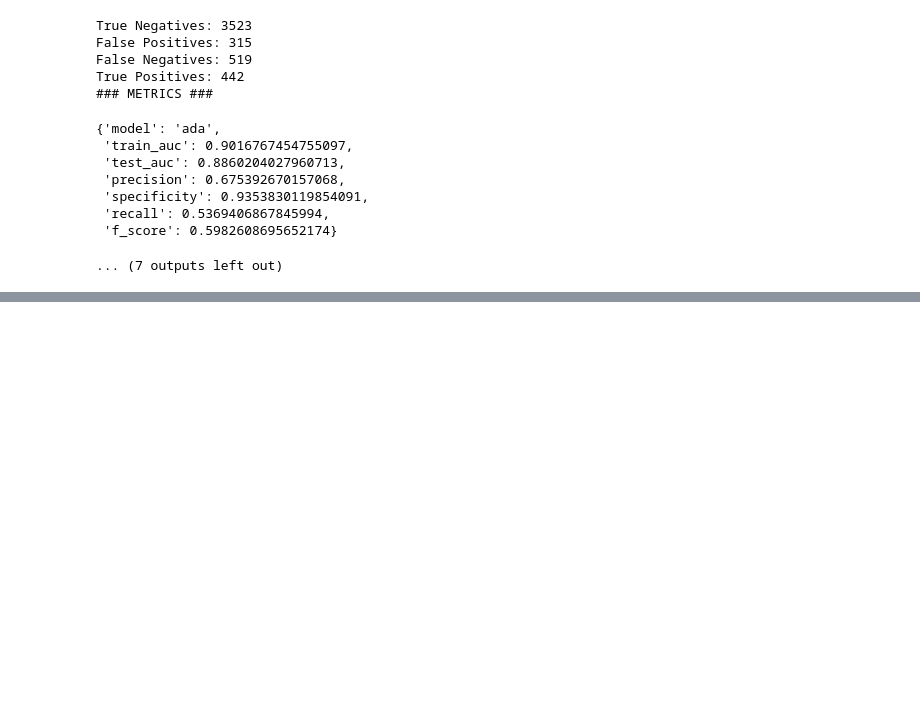
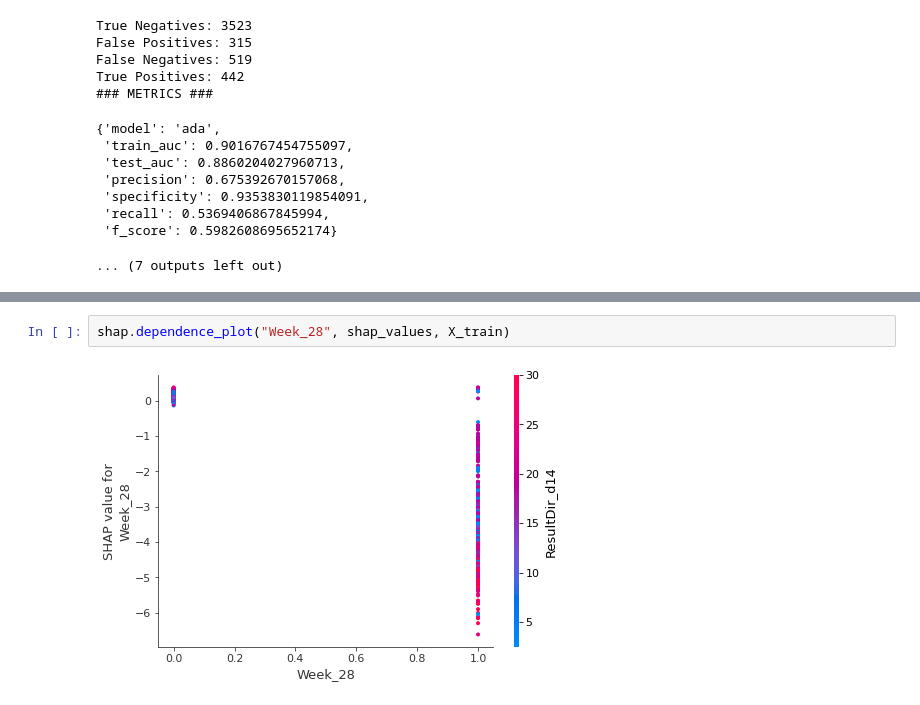
Before and after one commit to AaronCarney/Capstone2-WNV, a Jupyter notebook: Data Modeling.ipynb, the cells around one changed output, grey strips where cells are left out. Cells and saved outputs as stored; diff of their text form; blank space fills up the shorter version.

```diff
--- a/Data Modeling.ipynb
+++ b/Data Modeling.ipynb
@@ -264,0 +417,4 @@ Exception: Model type not yet supported by TreeExplainer: <class 'module'>
+# %%
+shap.dependence_plot("Week_28", shap_values, X_train)
+# %% [output]
+[figure, added]
```
Also changed, not shown: parts of 43 cells of this notebook.
